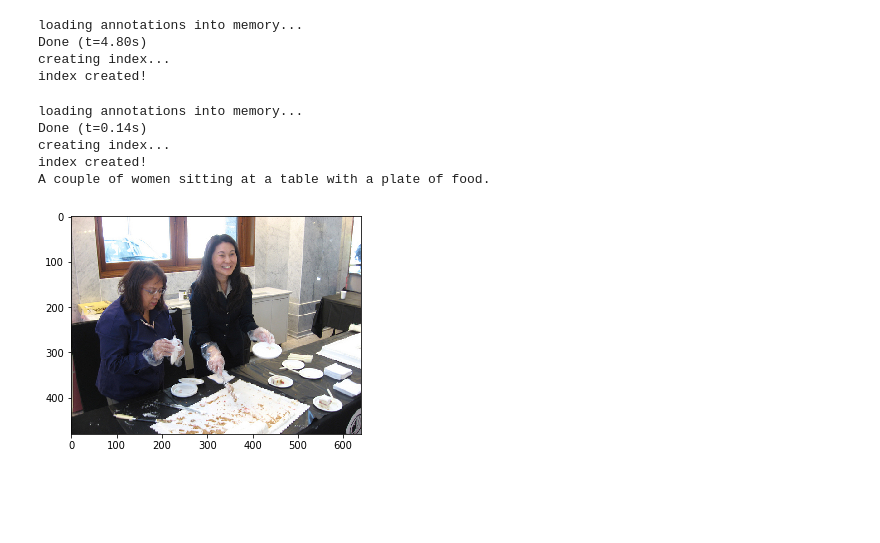
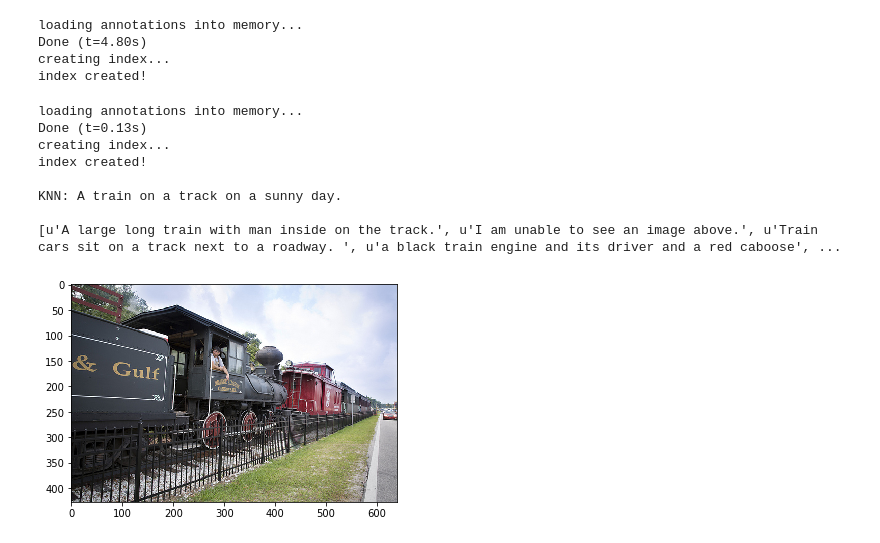
Before and after one commit to PeterZaidel/captionsproject, a Jupyter notebook: models/knn/KNN.ipynb, the cells around one changed output. Cells and saved outputs as stored; diff of their text form; code cells hidden in the pictures; blank space fills up the shorter version.

Commit message:
add results for KNN on all dataset

```diff
--- a/models/knn/KNN.ipynb
+++ b/models/knn/KNN.ipynb
@@ -192,21 +193,32 @@ creating index...
 index created!
 # %%
 res = m.predict(train_dataloader, test_dataloader, 100)
+# %%
+#To check results start from here
+res = pickle.load(open('res.p', 'r'))
 # %%
 val_coco = COCO(annValFile)
 for i, key in enumerate(res.keys()):
-    if i != 500:
+    if i != 1000:
         continue
     img_data = val_coco.loadImgs([key])[0]
     img_file_name = '{}/{}'.format(imagesDirVal, img_data['file_name'])
     image = io.imread(img_file_name)
     plt.imshow(image)
-    print res[key]
+    print '\nKNN: {}\n'.format(res[key])
+
+    anns_ids = val_coco.getAnnIds([key])
+    anns = val_coco.loadAnns(anns_ids)
+    anns = [ann['caption'] for ann in anns]
+    print anns
     break
 # %% [output]
 loading annotations into memory...
-Done (t=0.14s)
+Done (t=0.13s)
 creating index...
 index created!
-A couple of women sitting at a table with a plate of food.
+
+KNN: A train on a track on a sunny day.
+
+[u'A large long train with man inside on the track.', u'I am unable to see an image above.', u'Train cars sit on a track next to a roadway. ', u'a black train engine and its driver and a red caboose', ...
-[figure, old version]
+[figure, new version]
```
Also changed, not shown: parts of 2 cells of this notebook, 2 other files.
